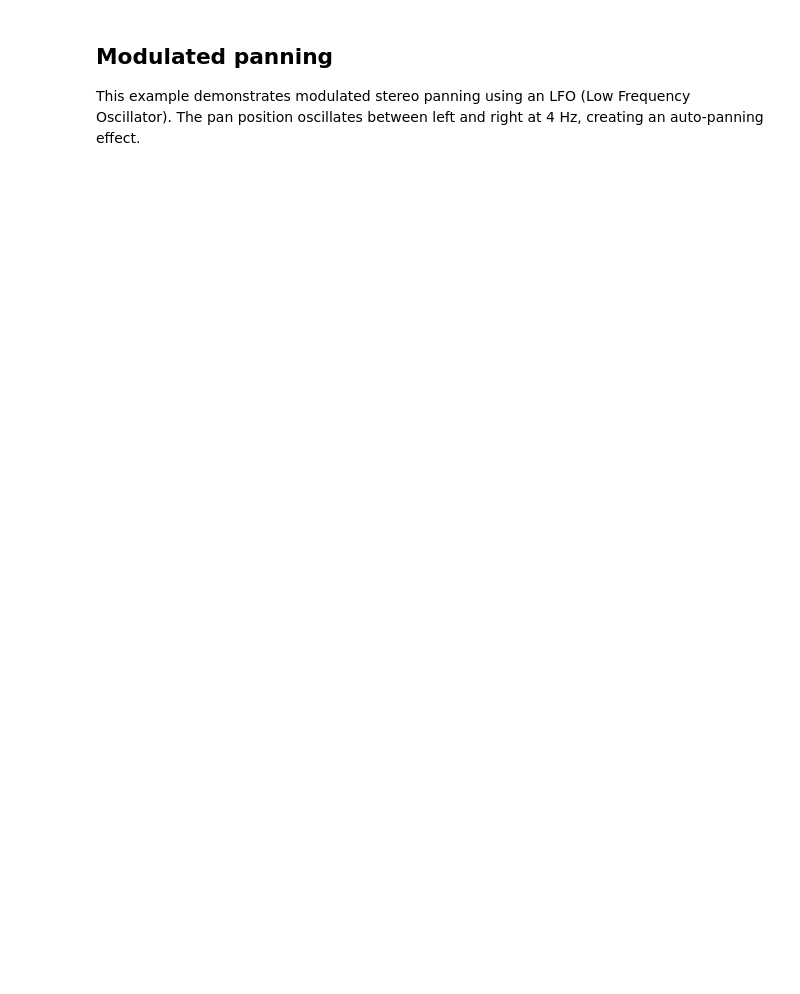
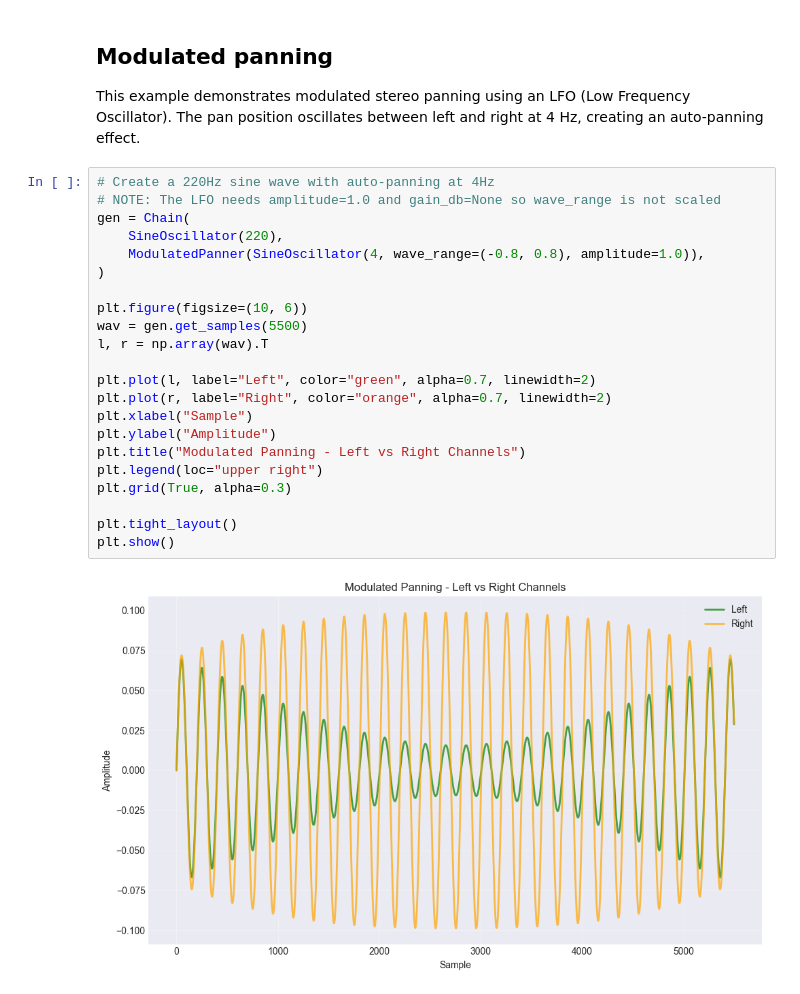
Before and after one commit to rasigle/sonicrack, a Jupyter notebook: examples/oscillators/oscillators_v7_panning.ipynb, the cells around one changed output. Cells and saved outputs as stored; diff of their text form; blank space fills up the shorter version.

```diff
--- a/examples/oscillators/oscillators_v7_panning.ipynb
+++ b/examples/oscillators/oscillators_v7_panning.ipynb
@@ -226,6 +47,30 @@ And varying the pan position within a loop
 
 This example demonstrates modulated stereo panning using an LFO (Low Frequency Oscillator).
 The pan position oscillates between left and right at 4 Hz, creating an auto-panning effect.
+# %%
+# Create a 220Hz sine wave with auto-panning at 4Hz
+# NOTE: The LFO needs amplitude=1.0 and gain_db=None so wave_range is not scaled
+gen = Chain(
+    SineOscillator(220),
+    ModulatedPanner(SineOscillator(4, wave_range=(-0.8, 0.8), amplitude=1.0)),
+)
+
+plt.figure(figsize=(10, 6))
+wav = gen.get_samples(5500)
+l, r = np.array(wav).T
+
+plt.plot(l, label="Left", color="green", alpha=0.7, linewidth=2)
+plt.plot(r, label="Right", color="orange", alpha=0.7, linewidth=2)
+plt.xlabel("Sample")
+plt.ylabel("Amplitude")
+plt.title("Modulated Panning - Left vs Right Channels")
+plt.legend(loc="upper right")
+plt.grid(True, alpha=0.3)
+
+plt.tight_layout()
+plt.show()
+# %% [output]
+[figure, added]
 # %%
 save_wave(l, r, filename="oscillators_v7_panning.wav", sample_rate=DEFAULT_SAMPLE_RATE)
 display(Audio("oscillators_v7_panning.wav"))
```
Also changed, not shown: parts of 5 cells of this notebook, 2 other files.
